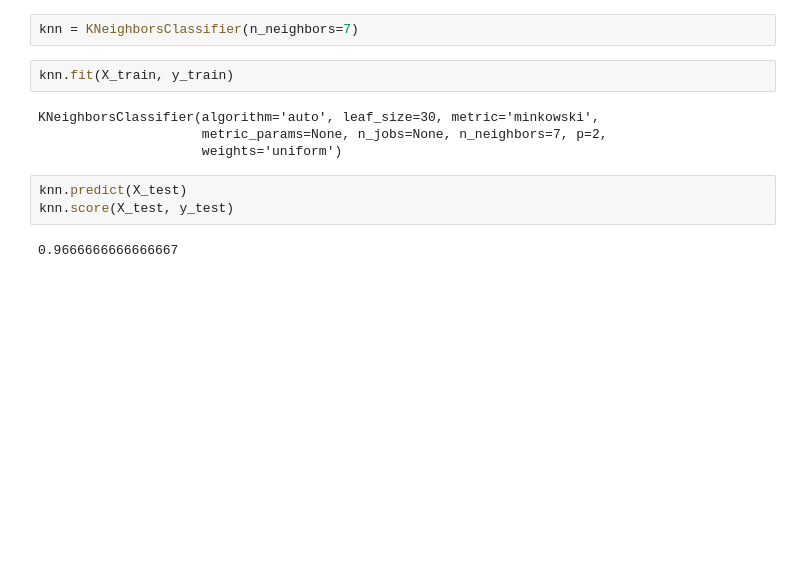
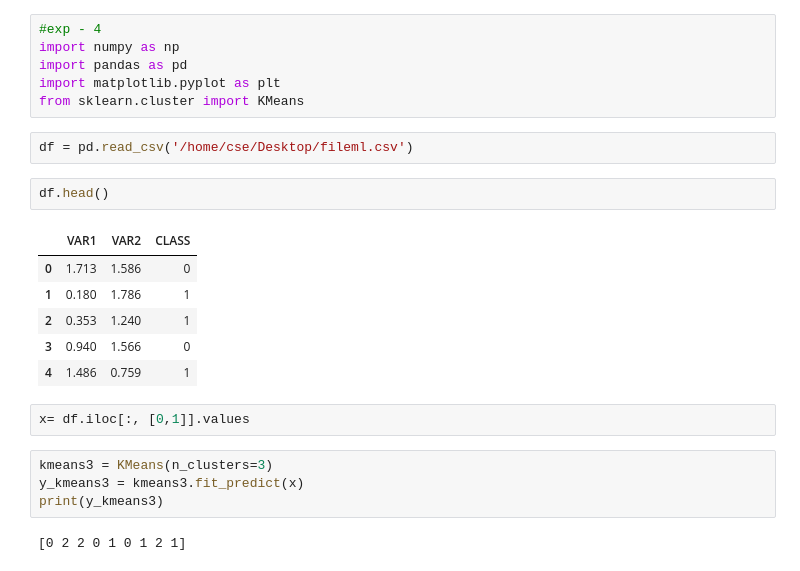
Before and after one commit to KatipallySrija123/III_IV_lab_programs, a Jupyter notebook: ml_lab/19585.ipynb, the cells around one changed output. Drawn from its saved outputs; the diff is of its cells as text; blank space fills up the shorter version.

```diff
--- a/ml_lab/19585.ipynb
+++ b/ml_lab/19585.ipynb
@@ -85,13 +1,25 @@ X_train, X_test, y_train, y_test = train_test_split(X, y, test_size = 0.2, rando
-# %%
-knn = KNeighborsClassifier(n_neighbors=7)
-# %%
-knn.fit(X_train, y_train)
-# %% [output]
-KNeighborsClassifier(algorithm='auto', leaf_size=30, metric='minkowski',
-                     metric_params=None, n_jobs=None, n_neighbors=7, p=2,
-                     weights='uniform')
-# %%
-knn.predict(X_test)
-knn.score(X_test, y_test)
-# %% [output]
-0.9666666666666667
+# %%
+#exp - 4
+import numpy as np
+import pandas as pd
+import matplotlib.pyplot as plt
+from sklearn.cluster import KMeans
+# %%
+df = pd.read_csv('/home/cse/Desktop/fileml.csv')
+# %%
+df.head()
+# %% [output]
+|  | VAR1 | VAR2 | CLASS |
+| 0 | 1.713 | 1.586 | 0 |
+| 1 | 0.180 | 1.786 | 1 |
+| 2 | 0.353 | 1.240 | 1 |
+| 3 | 0.940 | 1.566 | 0 |
+| 4 | 1.486 | 0.759 | 1 |
+# %%
+x= df.iloc[:, [0,1]].values
+# %%
+kmeans3 = KMeans(n_clusters=3)
+y_kmeans3 = kmeans3.fit_predict(x)
+print(y_kmeans3)
+# %% [output]
+[0 2 2 0 1 0 1 2 1]
```
Also changed, not shown: parts of 35 cells of this notebook.
